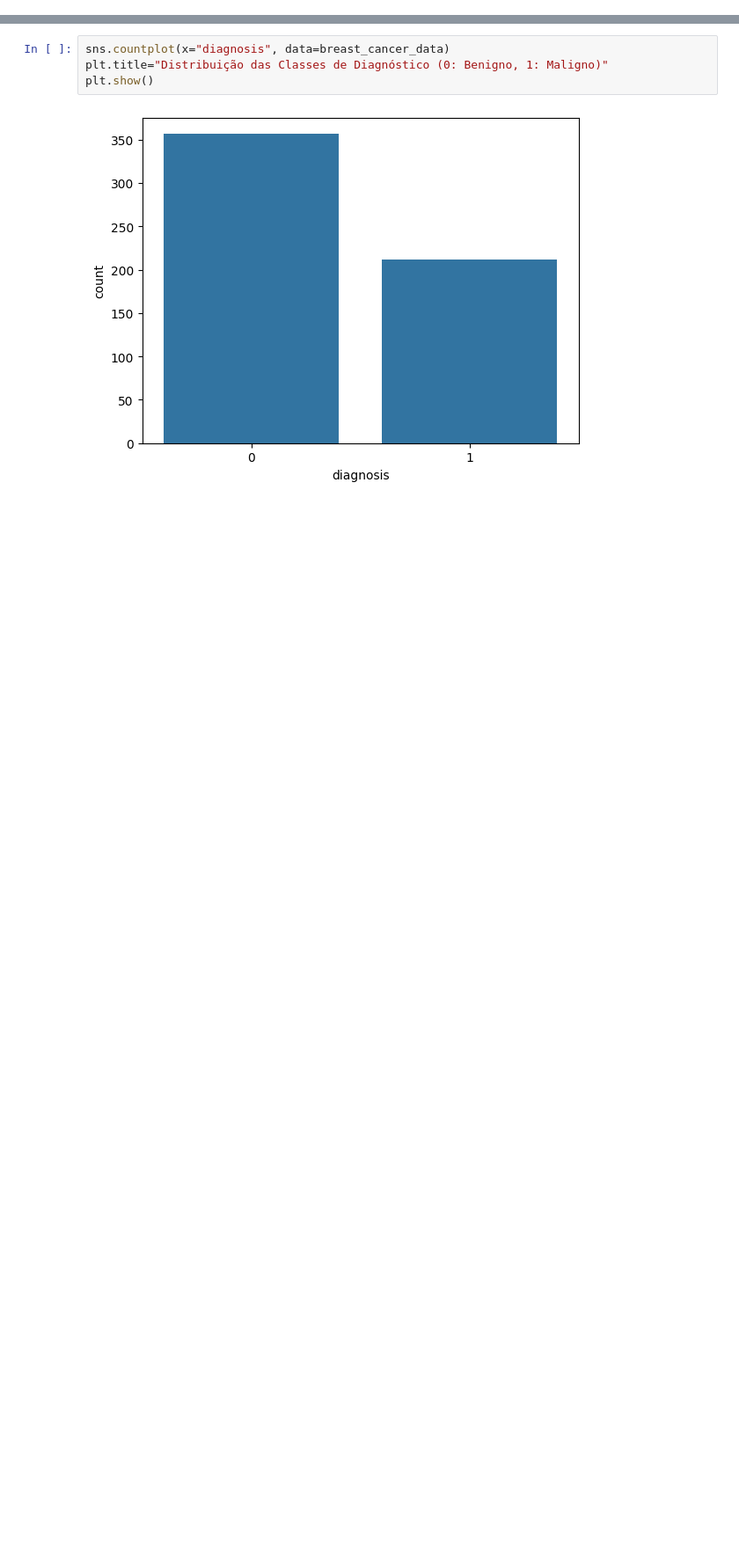
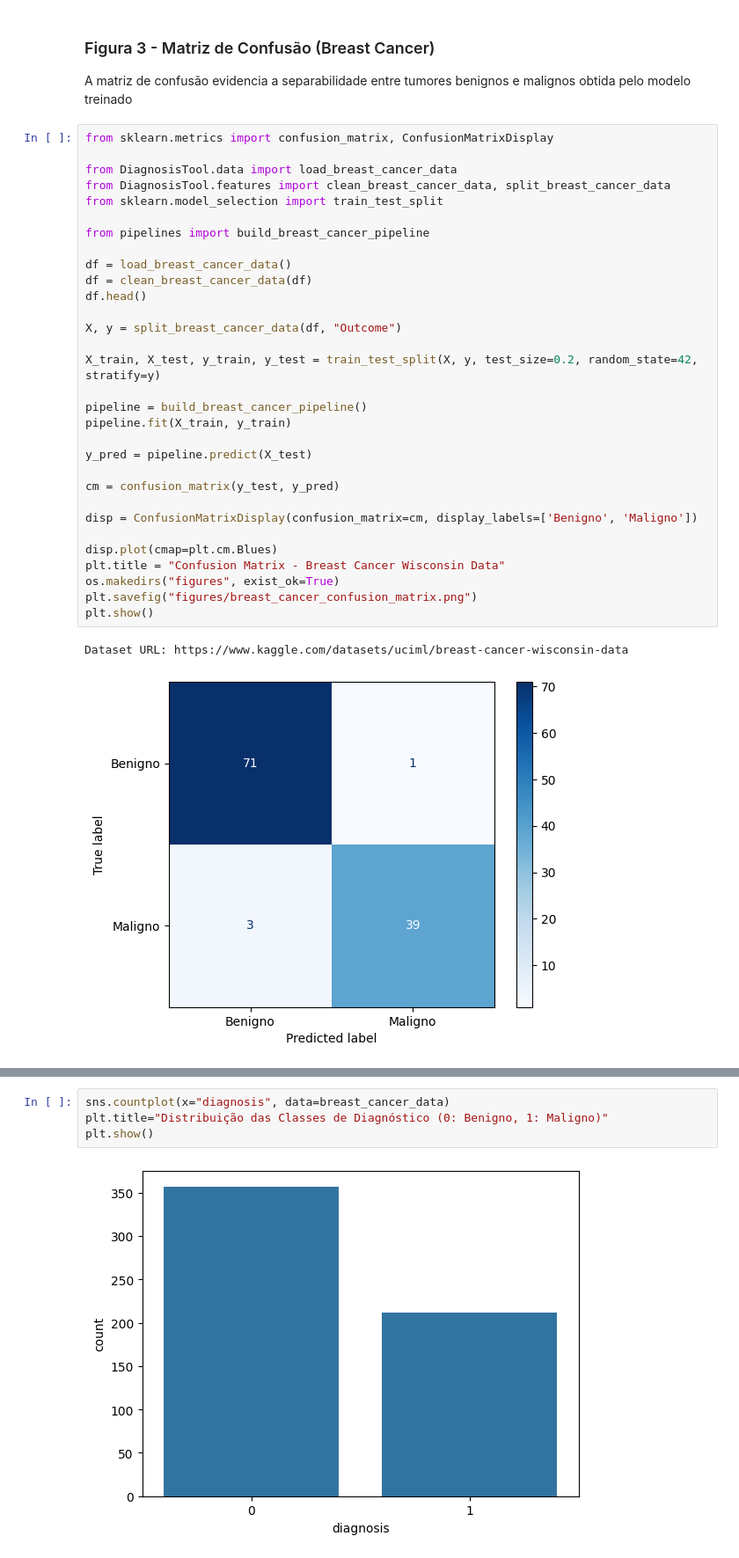
Before and after one commit to scamilo77/9IADT_TechChallenge_1, a Jupyter notebook: notebooks/eda_breast_cancer.ipynb, the cells around one changed output, grey strips where cells are left out. Shown at 88% size. Drawn from its saved outputs; the diff is of its cells as text; blank space fills up the shorter version.

```diff
--- a/notebooks/eda_breast_cancer.ipynb
+++ b/notebooks/eda_breast_cancer.ipynb
@@ -40,0 +71,39 @@ Dataset URL: https://www.kaggle.com/datasets/uciml/breast-cancer-wisconsin-data
+# %% [markdown]
+### Figura 3 - Matriz de Confusão (Breast Cancer)
+
+A matriz de confusão evidencia a separabilidade entre tumores benignos
+e malignos obtida pelo modelo treinado
+# %%
+from sklearn.metrics import confusion_matrix, ConfusionMatrixDisplay
+
+from DiagnosisTool.data import load_breast_cancer_data
+from DiagnosisTool.features import clean_breast_cancer_data, split_breast_cancer_data
+from sklearn.model_selection import train_test_split
+
+from pipelines import build_breast_cancer_pipeline
+
+df = load_breast_cancer_data()
+df = clean_breast_cancer_data(df)
+df.head()
+
+X, y = split_breast_cancer_data(df, "Outcome")
+
+X_train, X_test, y_train, y_test = train_test_split(X, y, test_size=0.2, random_state=42, stratify=y)
+
+pipeline = build_breast_cancer_pipeline()
+pipeline.fit(X_train, y_train)
+
+y_pred = pipeline.predict(X_test)
+
+cm = confusion_matrix(y_test, y_pred)
+
+disp = ConfusionMatrixDisplay(confusion_matrix=cm, display_labels=['Benigno', 'Maligno'])
+
+disp.plot(cmap=plt.cm.Blues)
+plt.title = "Confusion Matrix - Breast Cancer Wisconsin Data"
+os.makedirs("figures", exist_ok=True)
+plt.savefig("figures/breast_cancer_confusion_matrix.png")
+plt.show()
+# %% [output]
+Dataset URL: https://www.kaggle.com/datasets/uciml/breast-cancer-wisconsin-data
+[figure, added]
```
Also changed, not shown: parts of 9 cells of this notebook, 1 other file.
